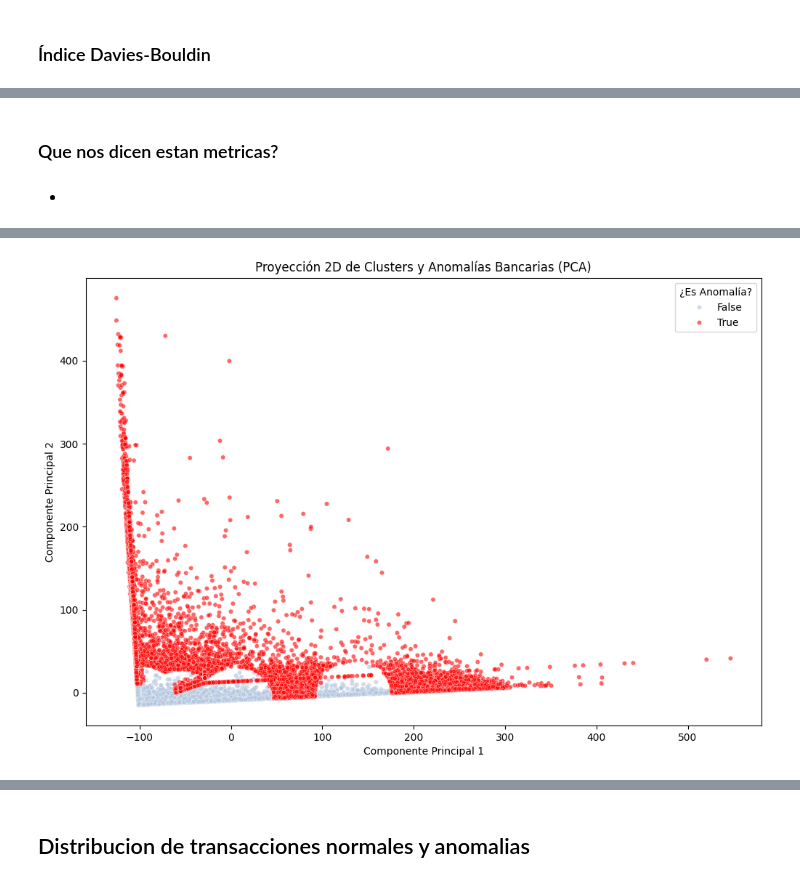
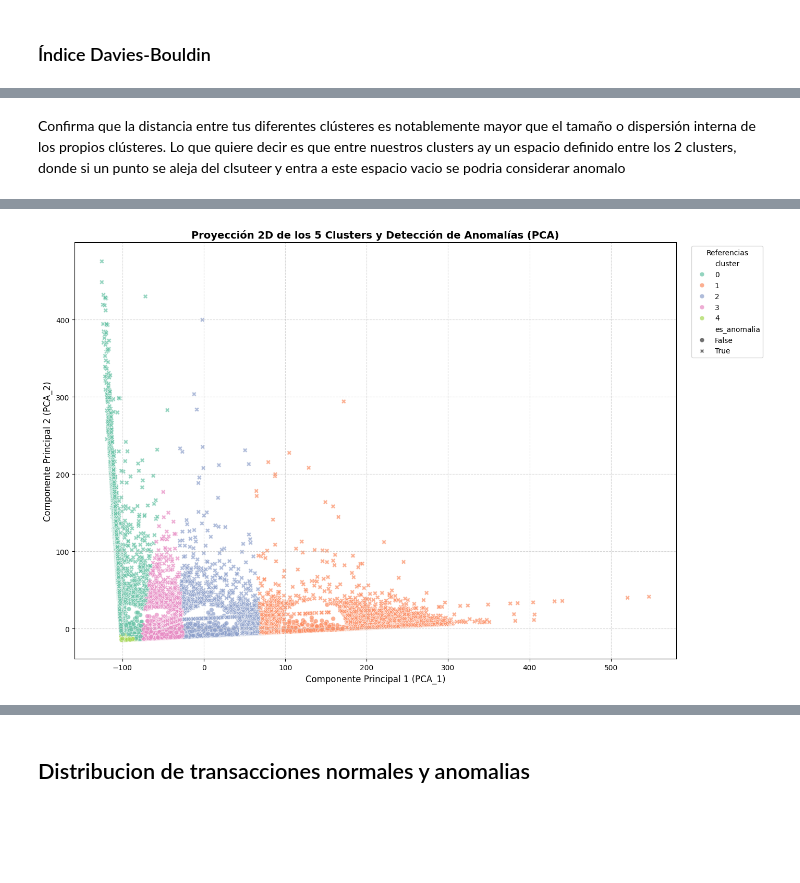
Before and after one commit to EmmaAli1604/Deteccion-Fraudes-Bancarios, a Jupyter notebook: deteccion-fraudes-bancarios/notebooks/Clustering.ipynb, the cells around one changed output, grey strips where cells are left out. Drawn from its saved outputs; the diff is of its cells as text; code cells hidden in the pictures; blank space fills up the shorter version.

```diff
--- a/deteccion-fraudes-bancarios/notebooks/Clustering.ipynb
+++ b/deteccion-fraudes-bancarios/notebooks/Clustering.ipynb
@@ -174,21 +186,18 @@ print(f"Índice Davies-Bouldin: {db_index:.4f}")
-# %% [markdown]
-### Que nos dicen estan metricas?
-# %% [markdown]
--
+# %% [markdown]
+Confirma que la distancia entre tus diferentes clústeres es notablemente mayor que el tamaño o dispersión interna de los propios clústeres. Lo que quiere decir es que entre nuestros clusters ay un espacio definido entre los 2 clusters, donde si un punto se aleja del clsuteer y entra a este espacio vacio se podria considerar anomalo
 # %%
 n_muestras = min(50000, len(df[df['es_anomalia'] == 0]))
 df_normales = df[df['es_anomalia'] == 0].sample(n_muestras, random_state=42)
 df_anomalias = df[df['es_anomalia'] == 1]
 df_plot = pd.concat([df_normales, df_anomalias])
 
+
 columnas_excluir = ['es_anomalia', 'cluster', 'distancia_al_centro']
 columnas_modelo = [col for col in df_plot.columns if col not in columnas_excluir]
 
+
 X_plot_scaled = scaler.transform(df_plot[columnas_modelo])
 
-# PCA se encargará de procesar todo de forma segura
-pca = PCA(n_components=2)
-componentes_2d = pca.fit_transform(X_plot_scaled)
 
 pca = PCA(n_components=2)
 componentes_2d = pca.fit_transform(X_plot_scaled)
@@ -196,19 +205,35 @@ componentes_2d = pca.fit_transform(X_plot_scaled)
 df_plot['PCA_1'] = componentes_2d[:, 0]
 df_plot['PCA_2'] = componentes_2d[:, 1]
 
-plt.figure(figsize=(12, 8))
+
+
+
+plt.figure(figsize=(14, 9))
+
+
+paleta_clusters = sns.color_palette("Set2", n_colors=5)
+
+# 6. Graficar usando hue para Clusters y style para Anomalías
 sns.scatterplot(
     data=df_plot,
-    x='PCA_1', y='PCA_2',
-    hue='es_anomalia',
-    palette={False: '#B0C4DE', True: '#FF0000'},
-    alpha=0.6,
-    s=20
+    x='PCA_1',
+    y='PCA_2',
+    hue='cluster',
+    style='es_anomalia',
+    markers={0: 'o', 1: 'X'},
+    palette=paleta_clusters,
+    alpha=0.7,
+    s=40
 )
 
-plt.title('Proyección 2D de Clusters y Anomalías Bancarias (PCA)')
-plt.xlabel('Componente Principal 1')
-plt.ylabel('Componente Principal 2')
-plt.legend(title='¿Es Anomalía?', loc='upper right')
+
+plt.title('Proyección 2D de los 5 Clusters y Detección de Anomalías (PCA)', fontsize=14, fontweight='bold')
+plt.xlabel('Componente Principal 1 (PCA_1)', fontsize=12)
+plt.ylabel('Componente Principal 2 (PCA_2)', fontsize=12)
+
+plt.legend(title='Referencias', loc='upper right', bbox_to_anchor=(1.15, 1))
+plt.grid(True, linestyle='--', alpha=0.5)
+
+plt.tight_layout()
 plt.show()
 # %% [output]
@@ -215 +241 @@ plt.show()
-[figure, old version]
+[figure, new version]
```
Also changed, not shown: parts of 10 cells of this notebook, 2 other files.
